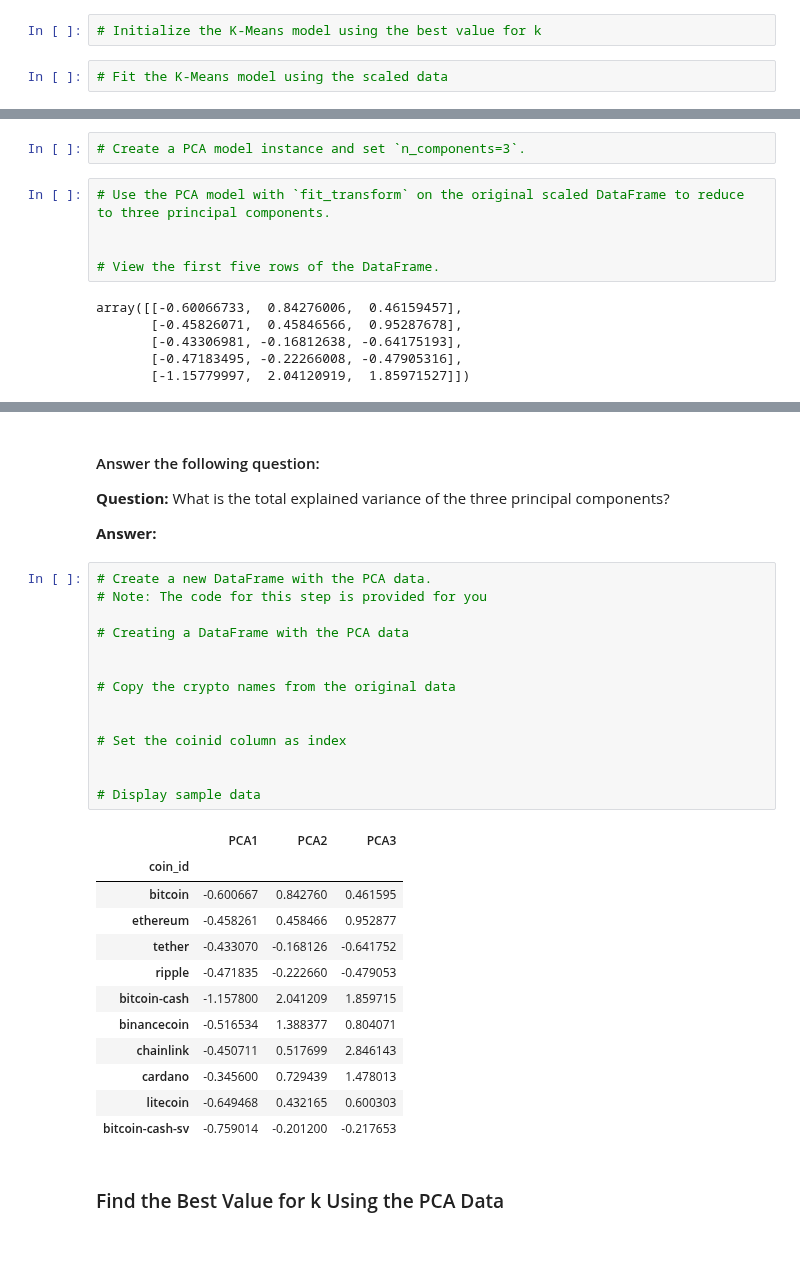
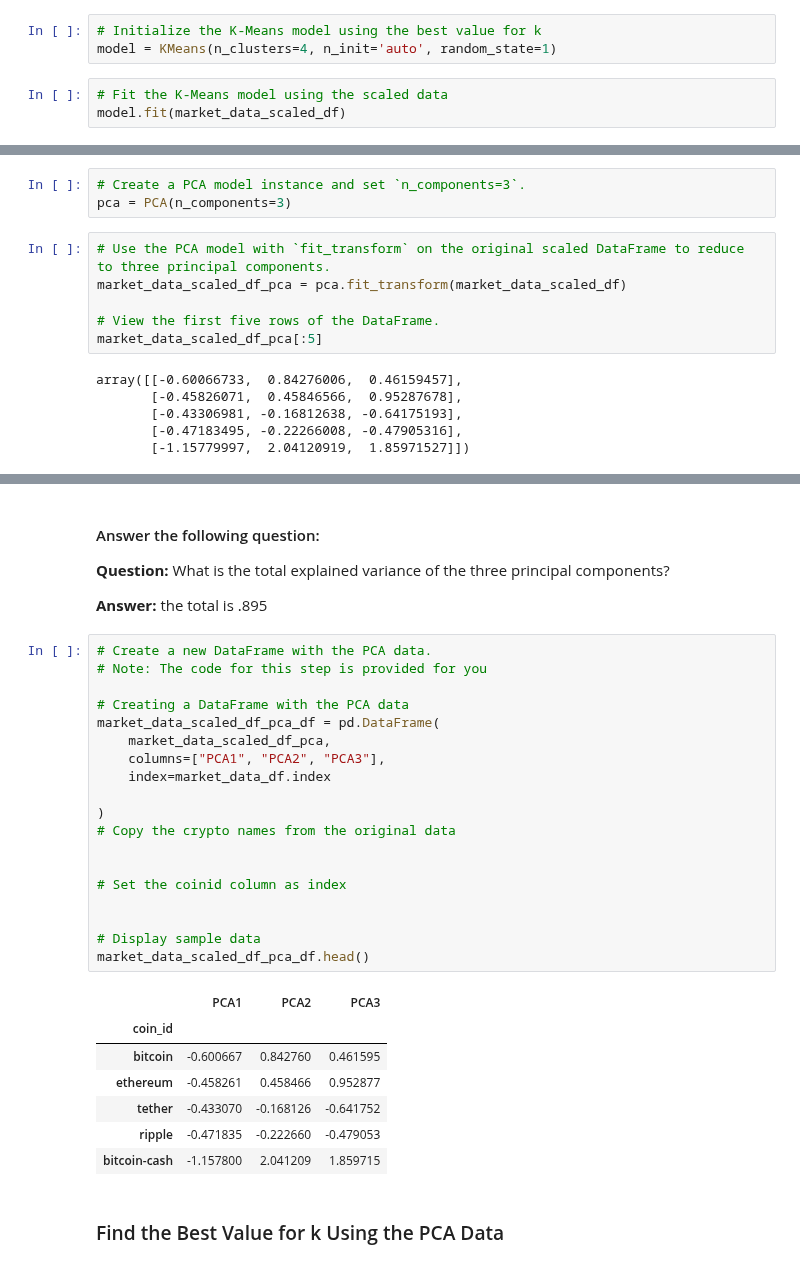
Before and after one commit to iabdullah42/CryptoClustering, a Jupyter notebook: Starter_Code/Crypto_Clustering.ipynb, the cells around one changed output, grey strips where cells are left out. Saved outputs shown, nothing was run; the diff lists cells and outputs as text.

```diff
--- a/Starter_Code/Crypto_Clustering.ipynb
+++ b/Starter_Code/Crypto_Clustering.ipynb
@@ -107,5 +133,7 @@ market_data_df.describe()
 ### Cluster Cryptocurrencies with K-means Using the Original Scaled Data.
 # %%
 # Initialize the K-Means model using the best value for k
+model = KMeans(n_clusters=4, n_init='auto', random_state=1)
 # %%
 # Fit the K-Means model using the scaled data
+model.fit(market_data_scaled_df)
@@ -137,11 +181,13 @@ market_data_df.describe()
 ### Optimize Clusters with Principal Component Analysis.
 # %%
 # Create a PCA model instance and set `n_components=3`.
+pca = PCA(n_components=3)
 # %%
 # Use the PCA model with `fit_transform` on the original scaled DataFrame to reduce to three principal components.
-
+market_data_scaled_df_pca = pca.fit_transform(market_data_scaled_df)
 
 # View the first five rows of the DataFrame.
+market_data_scaled_df_pca[:5]
 # %% [output]
 array([[-0.60066733,  0.84276006,  0.46159457],
        [-0.45826071,  0.45846566,  0.95287678],
@@ -157,34 +204,34 @@ array([0.3719856 , 0.34700813, 0.17603793])
 
 **Question:** What is the total explained variance of the three principal components?
 
-**Answer:**
+**Answer:** the total is .895
 # %%
 # Create a new DataFrame with the PCA data.
 # Note: The code for this step is provided for you
 
 # Creating a DataFrame with the PCA data
+market_data_scaled_df_pca_df = pd.DataFrame(
+    market_data_scaled_df_pca,
+    columns=["PCA1", "PCA2", "PCA3"],
+    index=market_data_df.index
 
-
+)
 # Copy the crypto names from the original data
 
 
 # Set the coinid column as index
 
 
 # Display sample data
+market_data_scaled_df_pca_df.head()
 # %% [output]
 |  | PCA1 | PCA2 | PCA3 |
 | coin_id |  |  |  |
 | bitcoin | -0.600667 | 0.842760 | 0.461595 |
 | ethereum | -0.458261 | 0.458466 | 0.952877 |
 | tether | -0.433070 | -0.168126 | -0.641752 |
 | ripple | -0.471835 | -0.222660 | -0.479053 |
 | bitcoin-cash | -1.157800 | 2.041209 | 1.859715 |
-| binancecoin | -0.516534 | 1.388377 | 0.804071 |
-| chainlink | -0.450711 | 0.517699 | 2.846143 |
-| cardano | -0.345600 | 0.729439 | 1.478013 |
-| litecoin | -0.649468 | 0.432165 | 0.600303 |
-| bitcoin-cash-sv | -0.759014 | -0.201200 | -0.217653 |
 # %% [markdown]
 ### Find the Best Value for k Using the PCA Data
 # %%
```
Also changed, not shown: parts of 22 cells of this notebook.
